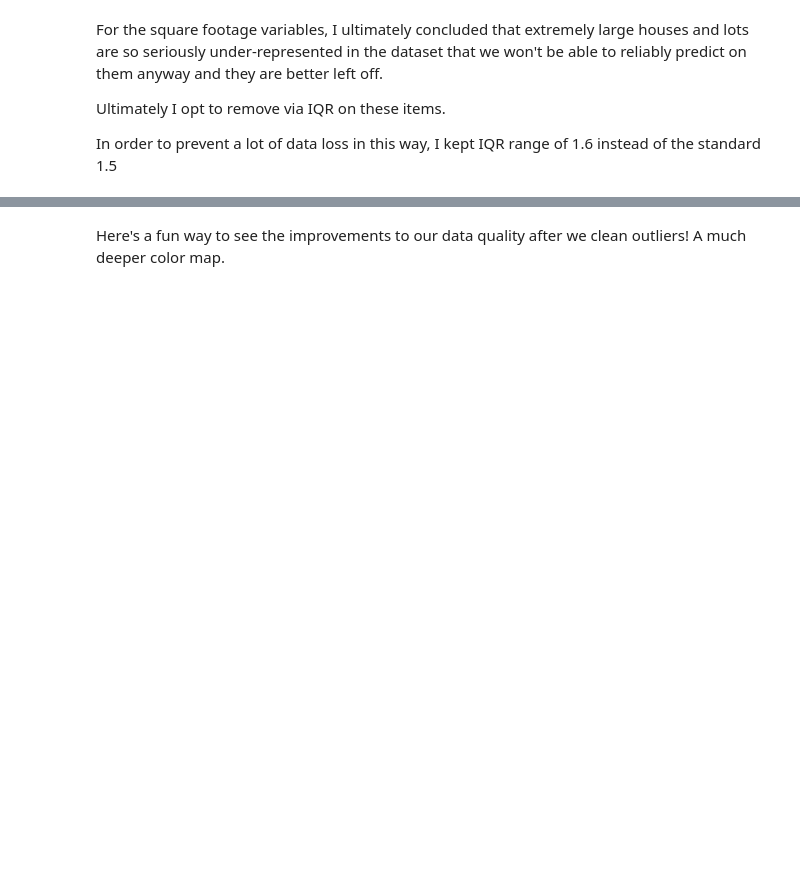
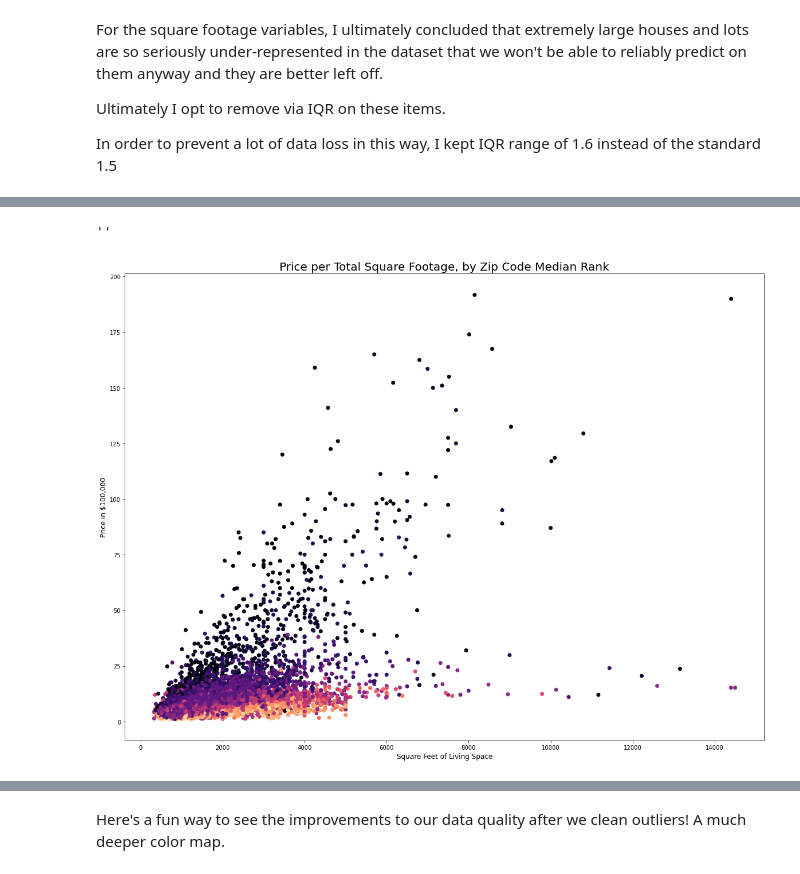
Before and after one commit to threnjen/newyork_housing, a Jupyter notebook: newyork_housing.ipynb, the cells around one changed output, grey strips where cells are left out. Cells and saved outputs as stored; diff of their text form; code cells hidden in the pictures; blank space fills up the shorter version.

```diff
--- a/newyork_housing.ipynb
+++ b/newyork_housing.ipynb
@@ -454,13 +624,17 @@ df['zip_rank'] = df['zipcode'].apply(lambda x: make_group(x, zipsorted, 'rank'))
+# %%
+#dropping irrationally high pr/sqft
+df.drop(df[df['pr_sqft']>4000].index, inplace=True)
 # %%
-'''# re-visualize zip code as a color function, using the median zip after outlier removal.
+# visualize zip code as a color function, on a plot of price per square footage
 
 fig, ax = plt.subplots(figsize=(20, 15))
 
-ax.scatter(df['median_zip'], df['price'] /100000, c=df['zip_rank'], cmap='magma_r')
+ax.scatter(df['sqft'], df['price'] /100000, c=df['zip_rank'], cmap='magma_r')
 
-ax.set_xlabel('Zip Code by Median Rank', fontsize=12)
+ax.set_xlabel('Square Feet of Living Space', fontsize=12)
 ax.set_ylabel('Price in $100,000', fontsize=12)
-ax.set_title('Price per Zip Code Median, by Zip Code Median Home Value', fontsize=20);
-
-# save visualization to png
-#plt.savefig('images/zip_prices.png')'''
+ax.set_title('Price per Total Square Footage, by Zip Code Median Rank', fontsize=20)
+;
+# %% [output]
+''
+[figure, added]
```
Also changed, not shown: parts of 415 cells of this notebook, 3 other files.
